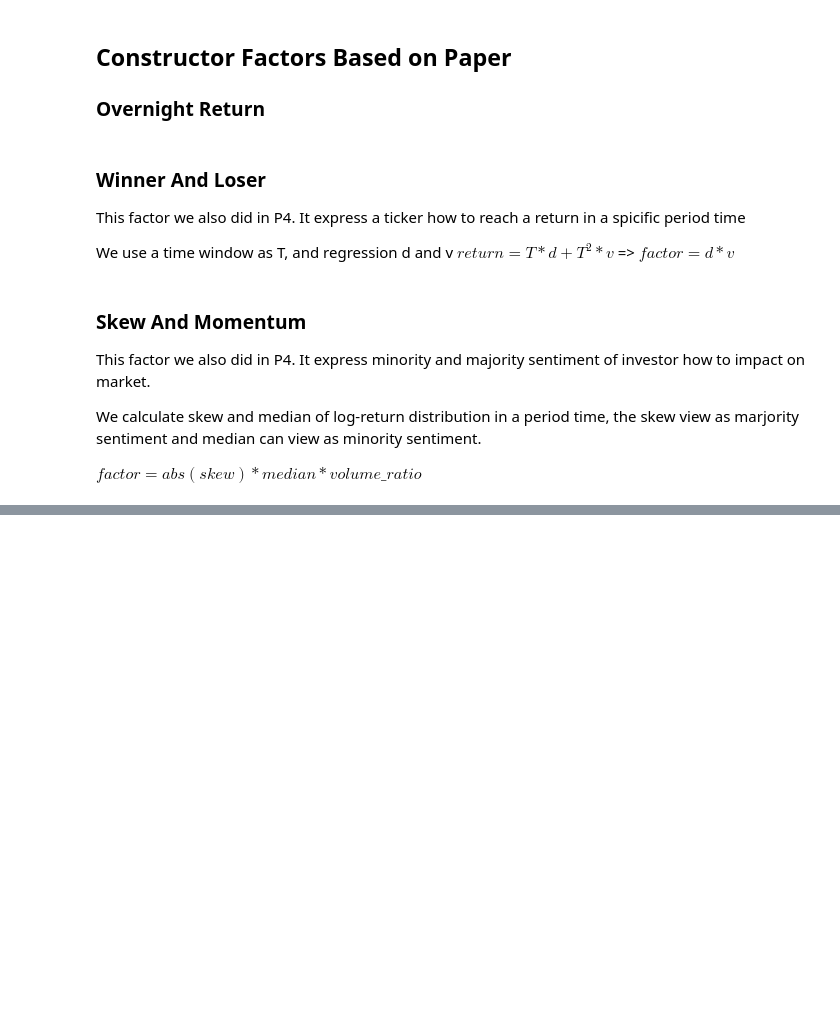
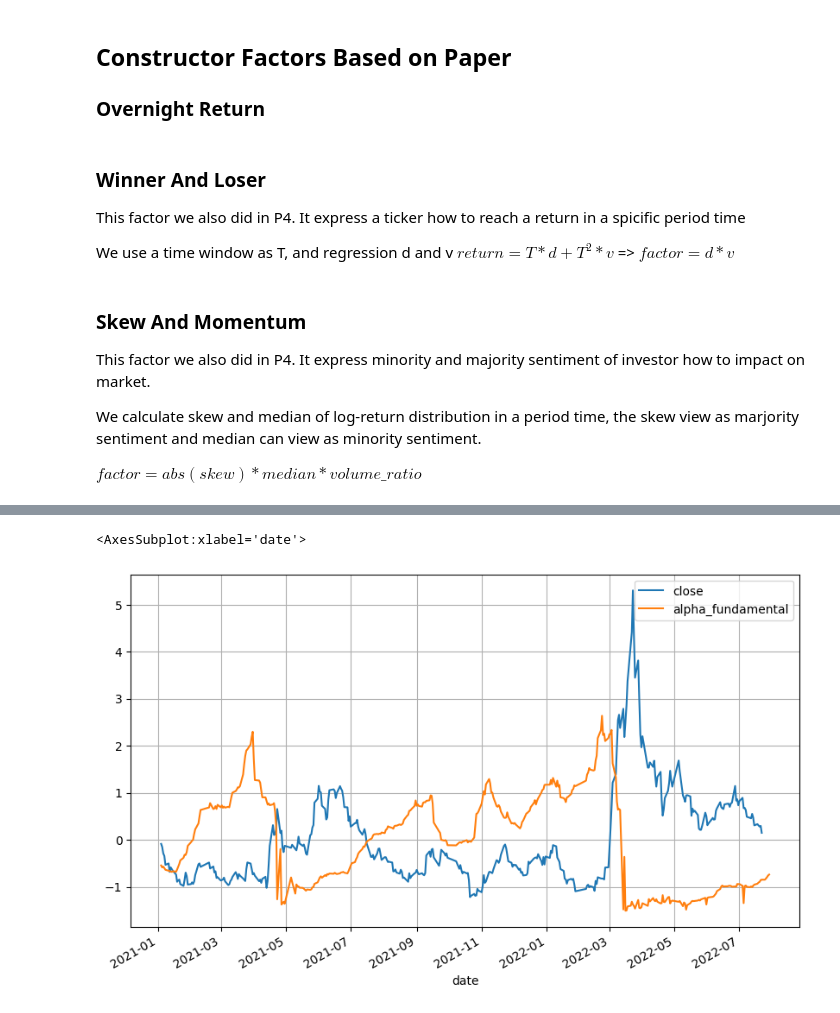
Before and after one commit to JiaRuiming-1/AI-Trading, a Jupyter notebook: P7_Backtesting/Factor_Process_and_Evaluate.ipynb, the cells around one changed output, grey strips where cells are left out. Saved outputs shown, nothing was run; the diff lists cells and outputs as text; code cells hidden in the pictures; blank space fills up the shorter version.

```diff
--- a/P7_Backtesting/Factor_Process_and_Evaluate.ipynb
+++ b/P7_Backtesting/Factor_Process_and_Evaluate.ipynb
@@ -135,10 +201,13 @@ universe['alpha_supertrend'] = universe['close_5_sma'] - universe['supertrend']
 ### CCI Factors
 This factor based on cci and atr 5 days window
 # %%
-universe['alpha_cci'] = -np.where(universe['cci_6']>200, (universe['cci_6']-200)*universe['atr_5'], \
+universe['alpha_cci'] = np.where(universe['cci_6']>200, (universe['cci_6']-200)*universe['atr_5'], \
                       np.where(universe['cci_6']<-200, (universe['cci_6']+200)*universe['atr_5'], universe['atr_5']*30))
 # %% [markdown]
 ### KAMA Factors
+# %%
+universe['close_2_kama'] = \
+    np.where(universe['close_2_kama'].isnull()==True,universe['close'], universe['close_2_kama'])
 # %%
 # add KAMA alpha factor
 def KAMA_filter(df):
@@ -227,7 +297,7 @@ class SkewandMomentum(pd.DataFrame):
     """
         Expected Skewness and Momentum Factor Constructor
     """
-    def __init__(self,data, win_length=10):
+    def __init__(self,data, win_length=20):
         super(SkewandMomentum, self).__init__(data)
         self.df = self
         self.win_length = win_length
@@ -240,13 +310,13 @@ class SkewandMomentum(pd.DataFrame):
         :return: dataframe
         '''
         def calculate_factor(data):
-            return abs(data.skew()) * data.median()
+            return -abs(data.skew()) * data.median()
 
         tmp_df = pd.DataFrame()
         for stock_tuple in tqdm(self.groupby('ts_code'), desc='skew and momentum'):
             stock = stock_tuple[1]
             stock['alpha_skew2sentiment'] = stock['log-ret'].rolling(self.win_length).apply(calculate_factor)
-            stock['alpha_skew2sentiment'] = stock['alpha_skew2sentiment'].fillna(method='bfill') * stock['volume_ratio']
+            stock['alpha_skew2sentiment'] = stock['alpha_skew2sentiment'].fillna(method='bfill')
             tmp_df = tmp_df.append(stock,ignore_index=True)
         self.df = self.df.merge(tmp_df[["ts_code", "trade_date", "alpha_skew2sentiment"]], on=["ts_code", "trade_date"], how="left")
         self.df['date'] = pd.to_datetime(self.df['trade_date'],format='%Y%m%d')
@@ -254,9 +324,9 @@ class SkewandMomentum(pd.DataFrame):
         return self.df
 
 
-#test = universe.loc[universe.ts_code=='603538.SH']
+#temp = universe.loc[universe.ts_code=='603538.SH']
 #test = universe.loc[universe.ts_code=='002038.SZ']
-#test = SkewandMomentum(test).calculate()
+#temp = SkewandMomentum(temp).calculate()
 universe = SkewandMomentum(universe).calculate()
 # %% [markdown]
 ## Fundamental Factor
@@ -277,14 +334,11 @@ $ alpha\_factor = factor1 + 0.3 * factor2 $
 # %%
 from scipy.stats import zscore
-def fundamentals_alpha_fundamental(df):
+def alpha_fundamental(df):
     all_df = pd.DataFrame()
     for ts_code in tqdm(df.ts_code.unique(), desc='fundamental factor'):
         tmp = df.loc[df.ts_code==ts_code]
-        tmp['alpha_fundamental1'] = (tmp['vwma_2'] - tmp['vwma_25'])* (6/tmp['pe'] + 0.5/tmp['pb'])*(tmp['dt_eps']**2)
-        tmp['alpha_fundamental2'] = np.where(tmp['dt_eps']>0, tmp['dt_eps'], 0.) * tmp['dt_eps_yoy'] / 100  * np.where(tmp['type_value']<0., 0.5, 2)
-        tmp[['alpha_fundamental1','alpha_fundamental2']] = tmp[['alpha_fundamental1','alpha_fundamental2']].apply(zscore)
-        tmp['alpha_fundamental'] = tmp['alpha_fundamental1'] + tmp['alpha_fundamental2']
-        tmp['alpha_fundamental'].fillna(-1e-4,inplace = True)
+        tmp['alpha_fundamental'] = np.where(tmp['turnover_rate']<12, tmp['vwma_25']/tmp['turnover_rate_20_sma'], tmp['vwma_2']/tmp['turnover_rate'])\
+                                * (tmp['type_value']/tmp['pe'])
         all_df = all_df.append(tmp, ignore_index=True)
 
     df = df.merge(all_df[['ts_code','trade_date','alpha_fundamental']], on=['ts_code','trade_date'], how='left')
@@ -292,5 +346,9 @@ def fundamentals_alpha_fundamental(df):
     df = df.set_index(['date']).sort_values(by=['date'])
     return df
 
-#universe = universe.drop(columns=['alpha_fundamental'])
-universe = fundamentals_alpha_fundamental(universe)
+
+#temp = universe.loc[universe.ts_code=='603538.SH']
+#temp = universe.loc[universe.ts_code=='002038.SZ']
+#temp['alpha_fundamental'] = alpha_fundamental(temp)
+
+universe = alpha_fundamental(universe)
@@ -428,0 +385,15 @@ tmp[['close','alpha_fundamental', 'alpha_kama']].plot(grid=True)
+# %%
+# something test here
+from scipy.stats import zscore
+tmp = universe.loc[universe.ts_code== '603538.SH']
+tmp = tmp.loc[(tmp['trade_date']<20220801) & (tmp['trade_date']>20210101) ]
+#tmp['alpha'] = tmp['vwma_2']/tmp['turnover_rate']
+tmp[['turnover_rate','close','alpha_fundamental']] = \
+    tmp[['turnover_rate','close','alpha_fundamental']].apply(zscore,ddof=1).fillna(0.)
+
+tmp['close'] = tmp['close'].shift(-5)
+tmp[['close', 'alpha_fundamental']].plot(grid=True)
+#tmp[['vwma_5', 'turnover_rate']].plot(grid=True)
+# %% [output]
+<AxesSubplot:xlabel='date'>
+[figure, added]
```
Also changed, not shown: parts of 22 cells of this notebook, 2 other files.
